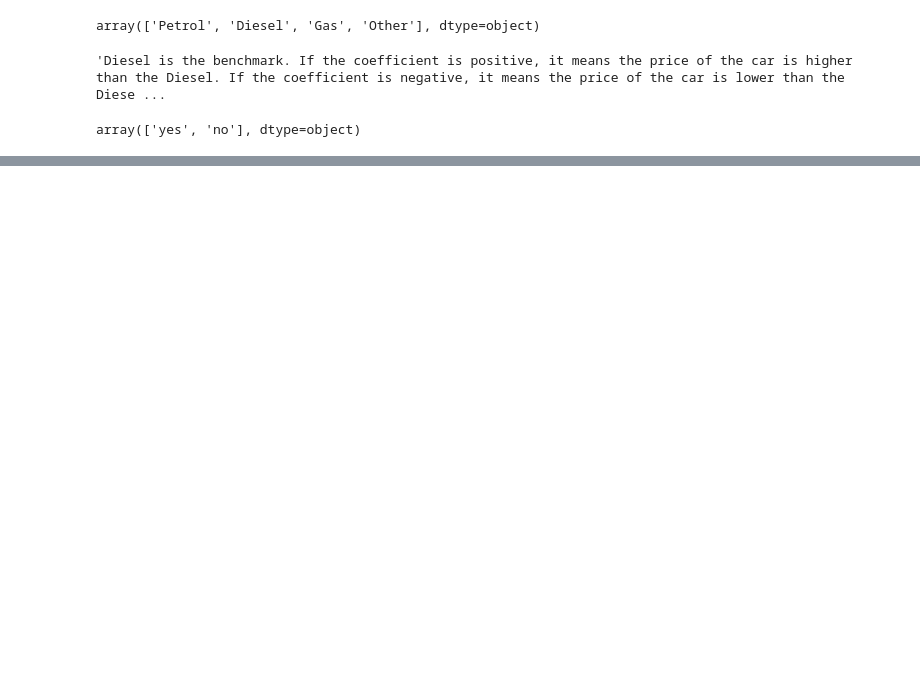
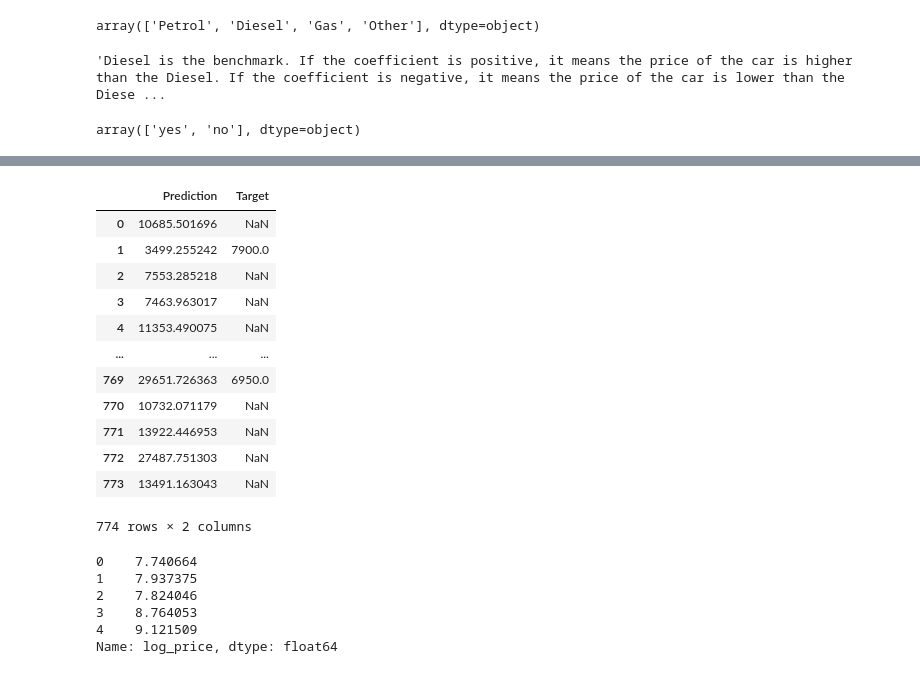
Before and after one commit to manuel22fuele/DC_Codes, a Jupyter notebook: Section 35 - Advanced Statistical Methods - Practical Example - LR.ipynb, the cells around one changed output, grey strips where cells are left out. Saved outputs shown, nothing was run; the diff lists cells and outputs as text; code cells hidden in the pictures; blank space fills up the shorter version.

```diff
--- a/Section 35 - Advanced Statistical Methods - Practical Example - LR.ipynb
+++ b/Section 35 - Advanced Statistical Methods - Practical Example - LR.ipynb
@@ -520,0 +542,3 @@ array(['yes', 'no'], dtype=object)
+# %%
+df_pf = pd.DataFrame(np.exp(y_hat_test), columns=['Prediction'])
+df_pf.head()
@@ -520,0 +552,27 @@ array(['yes', 'no'], dtype=object)
+# %%
+df_pf['Target'] = np.exp(y_test)
+df_pf
+# %% [output]
+|  | Prediction | Target |
+| 0 | 10685.501696 | NaN |
+| 1 | 3499.255242 | 7900.0 |
+| 2 | 7553.285218 | NaN |
+| 3 | 7463.963017 | NaN |
+| 4 | 11353.490075 | NaN |
+| ... | ... | ... |
+| 769 | 29651.726363 | 6950.0 |
+| 770 | 10732.071179 | NaN |
+| 771 | 13922.446953 | NaN |
+| 772 | 27487.751303 | NaN |
+| 773 | 13491.163043 | NaN |
+774 rows × 2 columns
+# %%
+y_test = y_test.reset_index(drop=True)
+y_test.head()
+# %% [output]
+0    7.740664
+1    7.937375
+2    7.824046
+3    8.764053
+4    9.121509
+Name: log_price, dtype: float64
```
Also changed, not shown: parts of 12 cells of this notebook.
